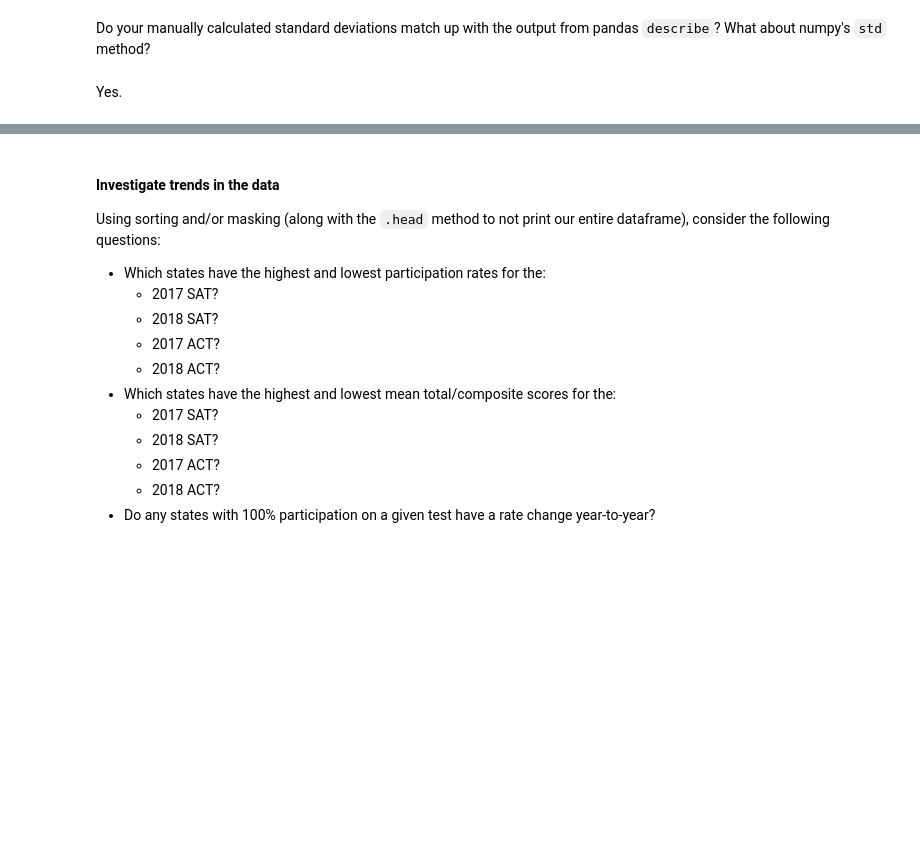
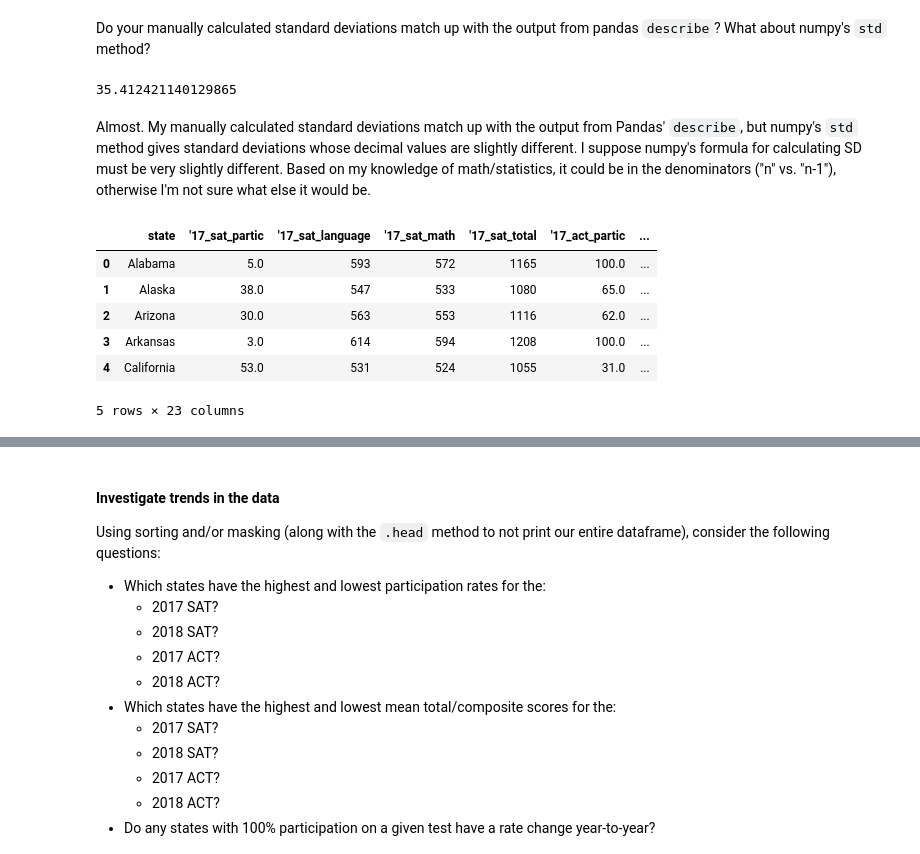
Before and after one commit to alexsimonsays/SAT_ACT_analysis, a Jupyter notebook: code/Alex Project 1.ipynb, the cells around one changed output, grey strips where cells are left out. Saved outputs shown, nothing was run; the diff lists cells and outputs as text; code cells hidden in the pictures; blank space fills up the shorter version.

```diff
--- a/code/Alex Project 1.ipynb
+++ b/code/Alex Project 1.ipynb
@@ -462,4 +470,8 @@ columns_sd_dict
 # %% [markdown]
 Do your manually calculated standard deviations match up with the output from pandas `describe`? What about numpy's `std` method?
-# %% [markdown]
-Yes.
+# %%
+np.std(combined_all["'17_sat_partic"])
+# %% [output]
+35.412421140129865
+# %% [markdown]
+Almost. My manually calculated standard deviations match up with the output from Pandas' `describe`, but numpy's `std` method gives standard deviations whose decimal values are slightly different. I suppose numpy's formula for calculating SD must be very slightly different. Based on my knowledge of math/statistics, it could be in the denominators ("n" vs. "n-1"), otherwise I'm not sure what else it would be.
@@ -465,0 +480,17 @@ Yes.
+# %%
+combined_all['sat_participation_net_change'] = combined_all["'18_sat_partic"] - combined_all["'17_sat_partic"]
+combined_all['sat_reading_net_change'] = combined_all["'18_sat_language"] - combined_all["'17_sat_language"]
+combined_all['sat_math_net_change'] = combined_all["'18_sat_math"] - combined_all["'17_sat_math"]
+combined_all['sat_total_net_change'] = combined_all["'18_sat_total"] - combined_all["'17_sat_total"]
+combined_all['act_participation_net_change'] = combined_all["'18_act_partic"] - combined_all["'17_act_partic"]
+combined_all['act_composite_net_change'] = combined_all["'18_act_composite"] - combined_all["'17_act_composite"]
+# %%
+combined_all.head()
+# %% [output]
+|  | state | '17_sat_partic | '17_sat_language | '17_sat_math | '17_sat_total | '17_act_partic | ... |
+| 0 | Alabama | 5.0 | 593 | 572 | 1165 | 100.0 | ... |
+| 1 | Alaska | 38.0 | 547 | 533 | 1080 | 65.0 | ... |
+| 2 | Arizona | 30.0 | 563 | 553 | 1116 | 62.0 | ... |
+| 3 | Arkansas | 3.0 | 614 | 594 | 1208 | 100.0 | ... |
+| 4 | California | 53.0 | 531 | 524 | 1055 | 31.0 | ... |
+5 rows × 23 columns
```
Also changed, not shown: parts of 28 cells of this notebook, 3 other files.
